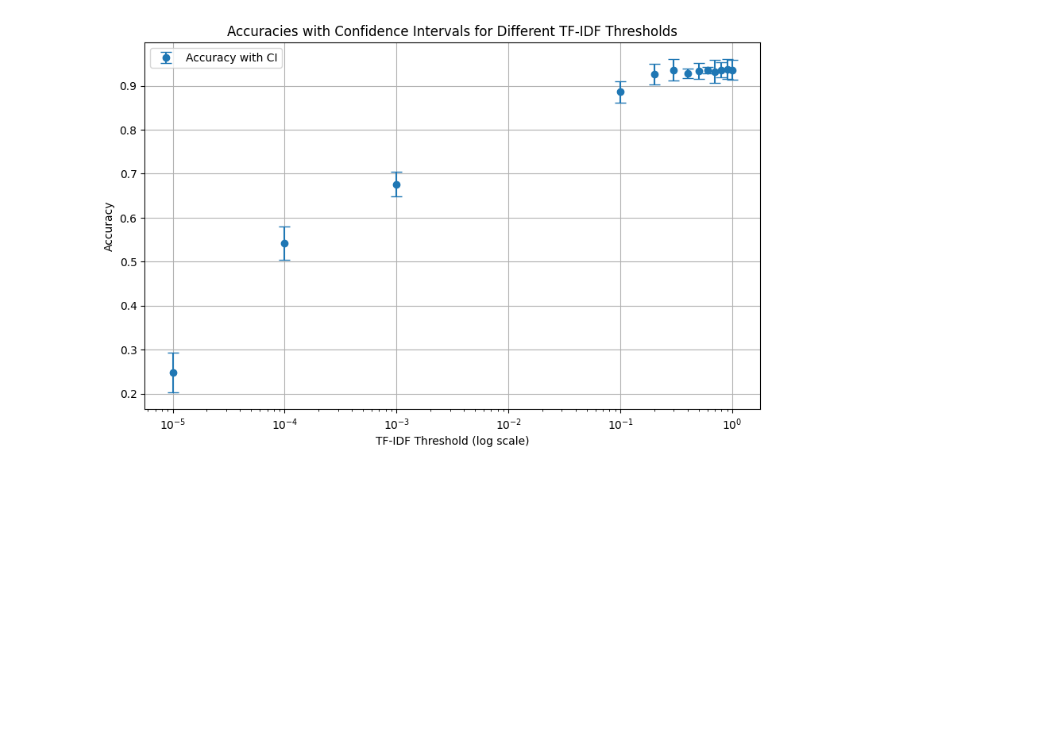
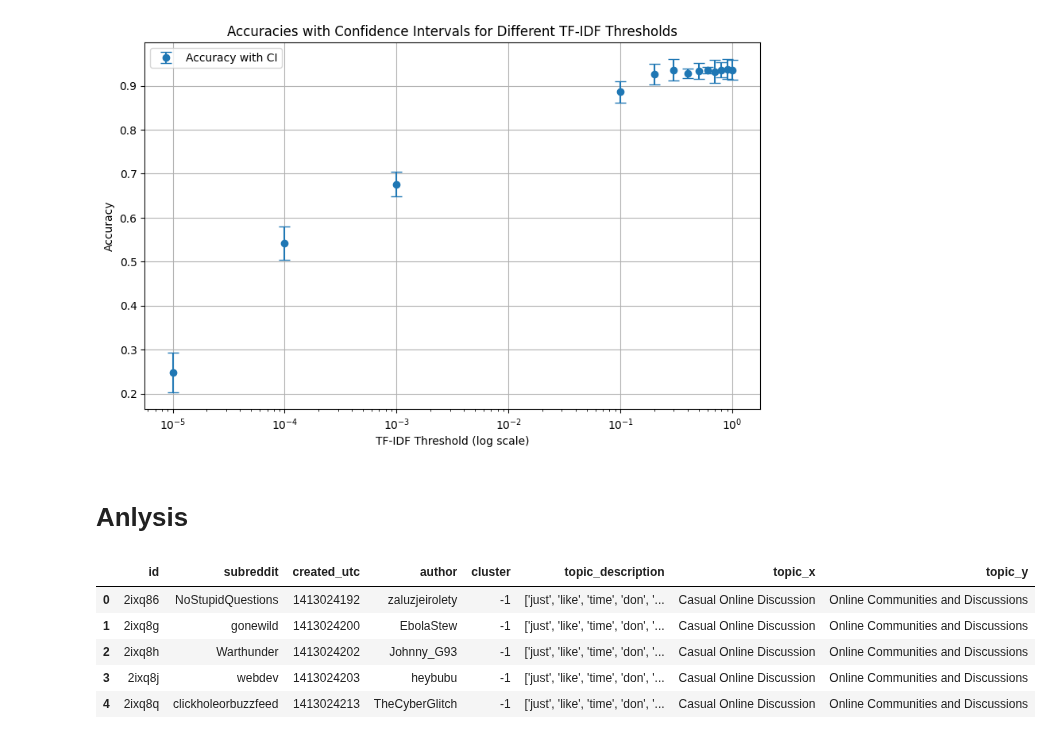
Before and after one commit to stefanoviel/RedditPolarization, a Jupyter notebook: notebooks/result_analysis.ipynb, the cells around one changed output. Saved outputs shown, nothing was run; the diff lists cells and outputs as text; code cells hidden in the pictures; blank space fills up the shorter version.

```diff
--- a/notebooks/result_analysis.ipynb
+++ b/notebooks/result_analysis.ipynb
@@ -375,3 +375,5 @@ plt.legend()
 plt.show()
 # %% [output]
 [figure]
+# %% [markdown]
+# Anlysis
@@ -377,0 +383,10 @@ plt.show()
+# %%
+df = pd.read_csv('../output/testing_different_subsets/final_dataframe.csv')
+df.head()
+# %% [output]
+|  | id | subreddit | created_utc | author | cluster | topic_description | topic_x | topic_y |
+| 0 | 2ixq86 | NoStupidQuestions | 1413024192 | zaluzjeirolety | -1 | ['just', 'like', 'time', 'don', '... | Casual Online Discussion | Online Communities and Discussions |
+| 1 | 2ixq8g | gonewild | 1413024200 | EbolaStew | -1 | ['just', 'like', 'time', 'don', '... | Casual Online Discussion | Online Communities and Discussions |
+| 2 | 2ixq8h | Warthunder | 1413024202 | Johnny_G93 | -1 | ['just', 'like', 'time', 'don', '... | Casual Online Discussion | Online Communities and Discussions |
+| 3 | 2ixq8j | webdev | 1413024203 | heybubu | -1 | ['just', 'like', 'time', 'don', '... | Casual Online Discussion | Online Communities and Discussions |
+| 4 | 2ixq8q | clickholeorbuzzfeed | 1413024213 | TheCyberGlitch | -1 | ['just', 'like', 'time', 'don', '... | Casual Online Discussion | Online Communities and Discussions |
```
Also changed, not shown: parts of 6 cells of this notebook, 3 other files.
